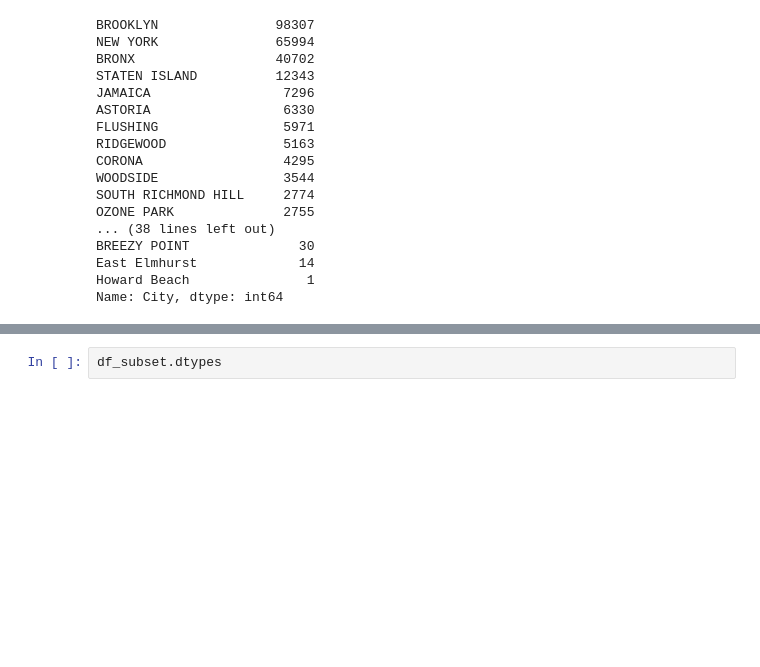
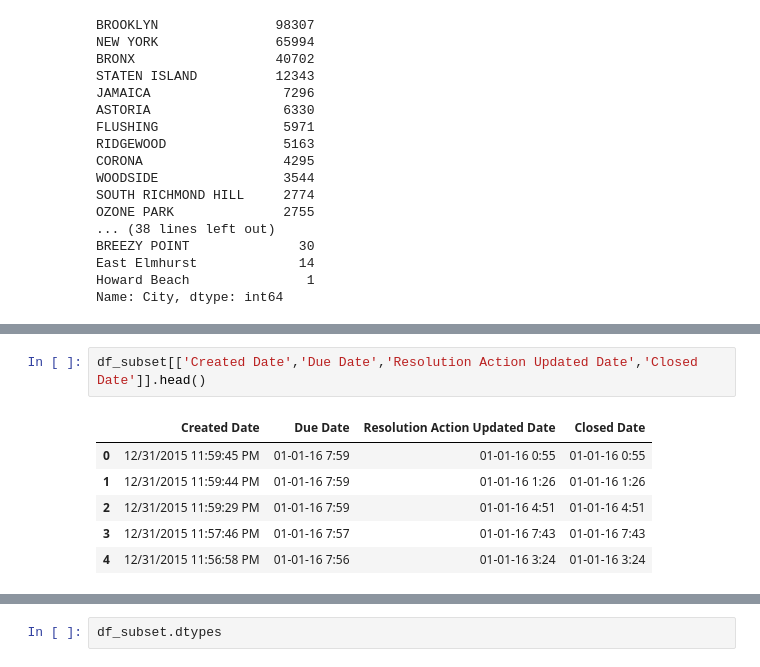
Before and after one commit to anw1986/Customer-Service-Requests-Analysis, a Jupyter notebook: analysis.ipynb, the cells around one changed output, grey strips where cells are left out. Saved outputs shown, nothing was run; the diff lists cells and outputs as text; blank space fills up the shorter version.

```diff
--- a/analysis.ipynb
+++ b/analysis.ipynb
@@ -246,0 +376,9 @@ Name: City, dtype: int64
+# %%
+df_subset[['Created Date','Due Date','Resolution Action Updated Date','Closed Date']].head()
+# %% [output]
+|  | Created Date | Due Date | Resolution Action Updated Date | Closed Date |
+| 0 | 12/31/2015 11:59:45 PM | 01-01-16 7:59 | 01-01-16 0:55 | 01-01-16 0:55 |
+| 1 | 12/31/2015 11:59:44 PM | 01-01-16 7:59 | 01-01-16 1:26 | 01-01-16 1:26 |
+| 2 | 12/31/2015 11:59:29 PM | 01-01-16 7:59 | 01-01-16 4:51 | 01-01-16 4:51 |
+| 3 | 12/31/2015 11:57:46 PM | 01-01-16 7:57 | 01-01-16 7:43 | 01-01-16 7:43 |
+| 4 | 12/31/2015 11:56:58 PM | 01-01-16 7:56 | 01-01-16 3:24 | 01-01-16 3:24 |
```
Also changed, not shown: parts of 19 cells of this notebook, 1 other file.
